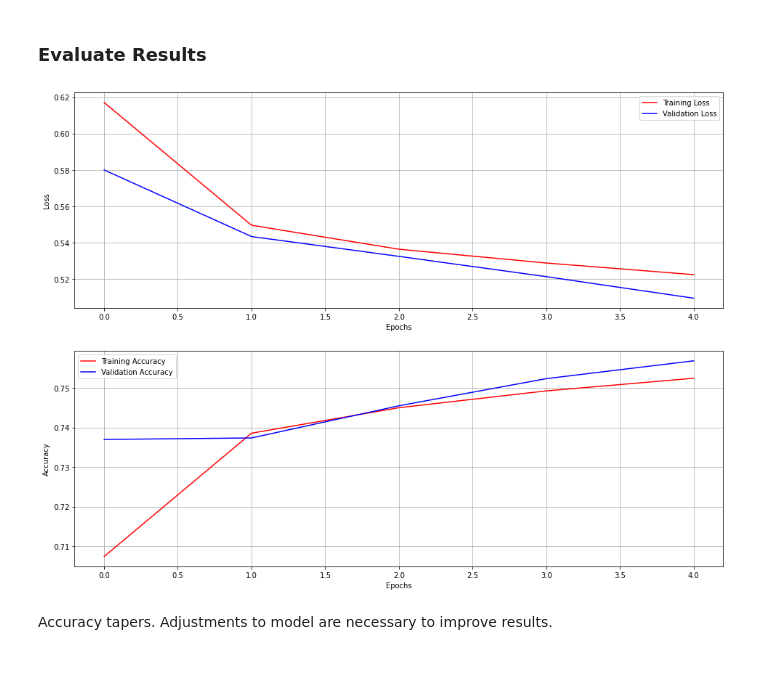
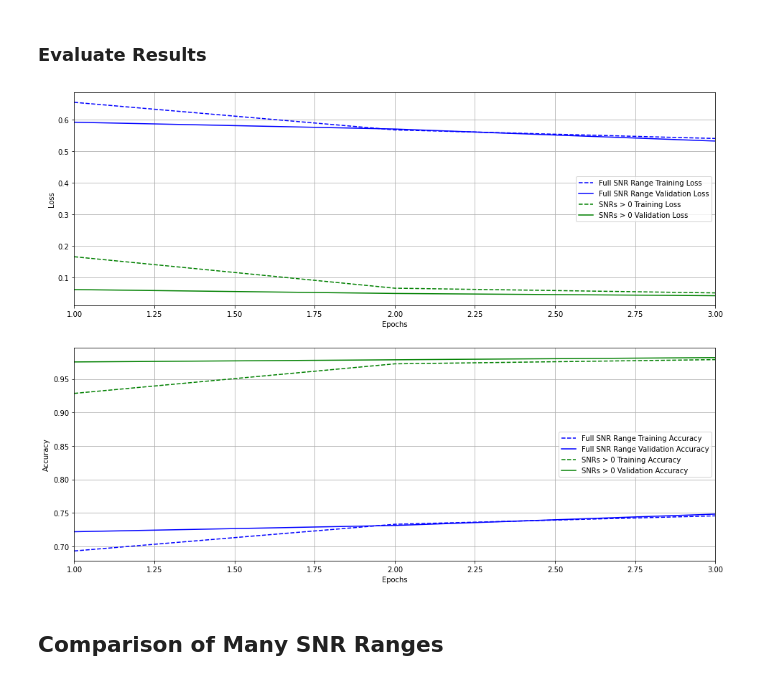
Before and after one commit to prestoh/Machine_Learning_Practice, a Jupyter notebook: Modulation_Classification/RADIOML2018/RADIOML_2018_CNN_Classifier.ipynb, the cells around one changed output. Saved outputs shown, nothing was run; the diff lists cells and outputs as text; code cells hidden in the pictures.

```diff
--- a/Modulation_Classification/RADIOML2018/RADIOML_2018_CNN_Classifier.ipynb
+++ b/Modulation_Classification/RADIOML2018/RADIOML_2018_CNN_Classifier.ipynb
@@ -175,11 +181,14 @@ def train_mod(model, x_train, y_train, x_test=None, y_test=None, epochs=10):
 # Split data into training and evaluation
 seed(14)
 x_train, x_test, y_train, y_test = train_test_split(X, y, test_size=0.25)
+x_train_2, x_test_2, y_train_2, y_test_2 = train_test_split(X_2, y_2, test_size=0.25)
 # %%
 model = cnn2d((2, x_train.shape[-2], 1), labels)
+model2 = cnn2d((2, x_train_2.shape[-2], 1), labels)
 
 [print(i.shape, i.dtype) for i in model.inputs]
 [print(o.shape, o.dtype) for o in model.outputs]
+model.summary()
 # %% [output]
 (None, 2, 1024, 1) <dtype: 'float32'>
 (None, 5) <dtype: 'float32'>
@@ -187,3 +210,3 @@ model = cnn2d((2, x_train.shape[-2], 1), labels)
 # %%
-data = train_mod(model, x_train, y_train, x_test, y_test, 5)
+data = train_mod(model, x_train, y_train, x_test, y_test, 3)
 # %% [output]
@@ -199,0 +219,2 @@ Epoch 5/5
+# %%
+data2 = train_mod(model2, x_train_2, y_train_2, x_test_2, y_test_2, 3)
@@ -239,9 +281,9 @@ def plot_results(results):
     plt.show()
 
     return None
-# %%
-plot_results(data)
-# %% [output]
-[figure, removed]
-# %% [markdown]
-Accuracy tapers. Adjustments to model are necessary to improve results.
+# %%
+plot_results(data, data2, "Full SNR Range", "SNRs > 0")
+# %% [output]
+[figure, added]
+# %% [markdown]
+## Comparison of Many SNR Ranges
```
Also changed, not shown: parts of 15 cells of this notebook.
